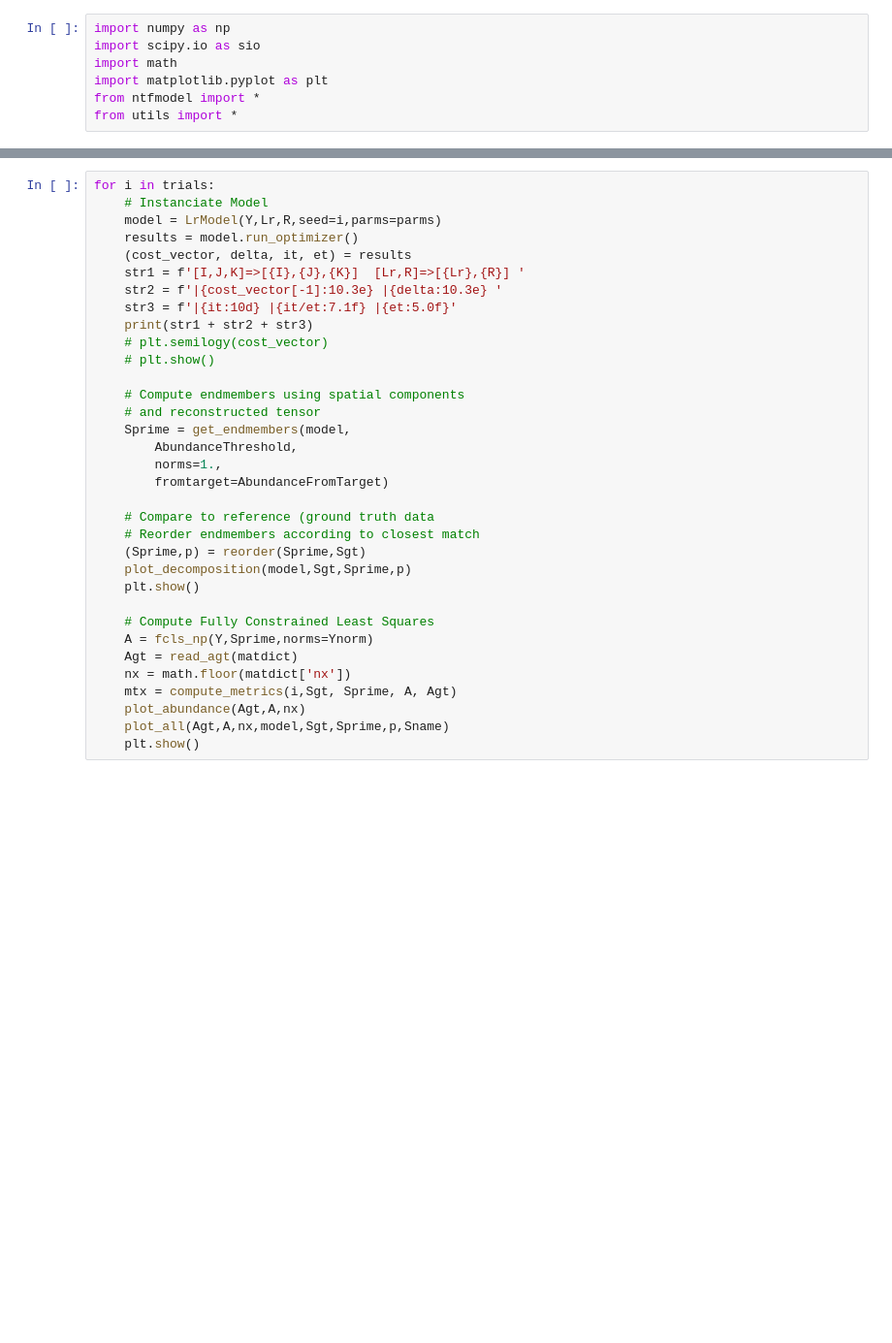
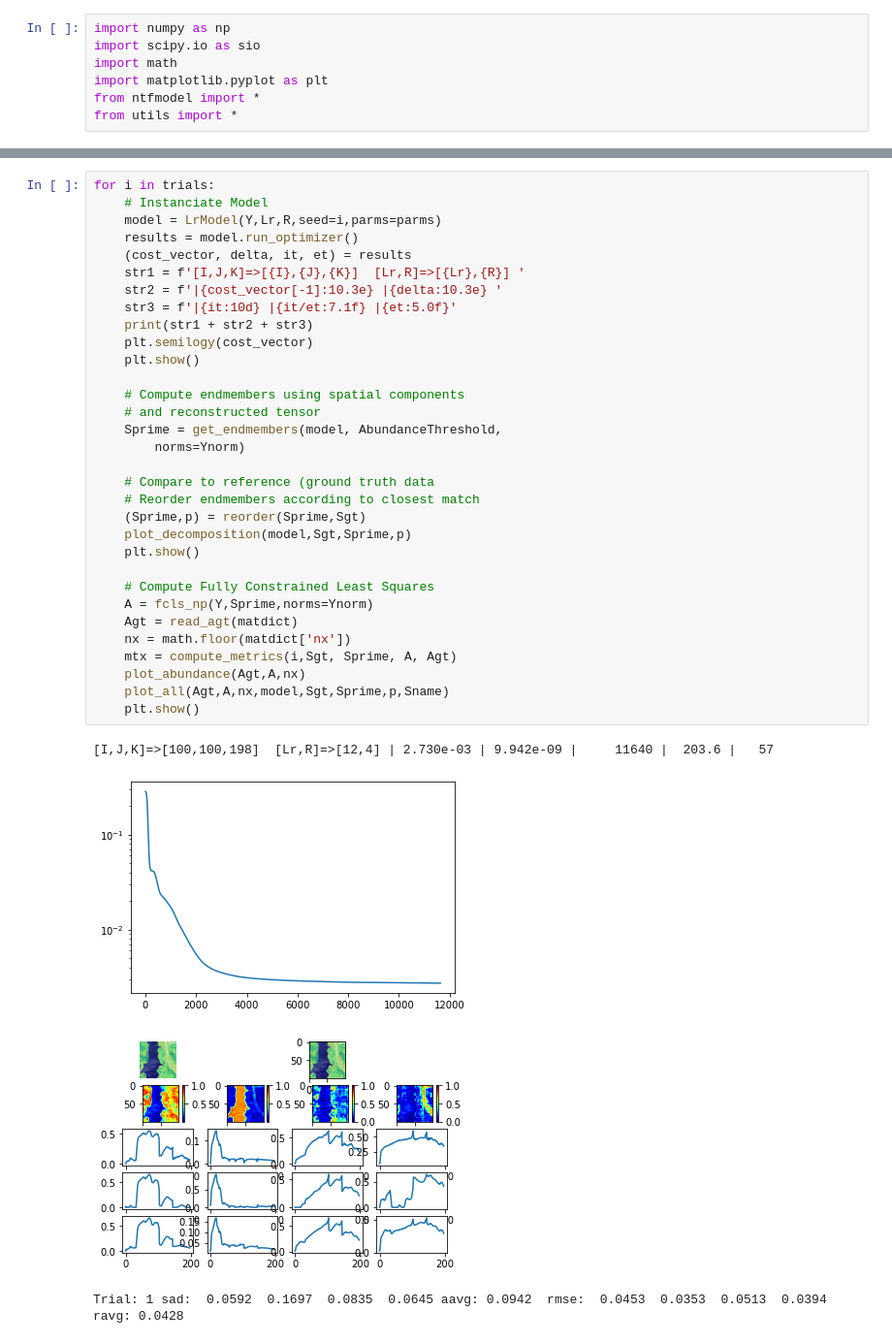
Before and after one commit to wilonavas/SLR-NTF, a Jupyter notebook: demo.ipynb, the cells around one changed output, grey strips where cells are left out. Shown at 97% size. Drawn from its saved outputs; the diff is of its cells as text; blank space fills up the shorter version.

```diff
--- a/demo.ipynb
+++ b/demo.ipynb
@@ -44,34 +55,37 @@ print(f'[I,J,K]=>[{I},{J},{K}]   [Lr,R]=>[{Lr},{R}]')
 # %%
 for i in trials:
     # Instanciate Model
     model = LrModel(Y,Lr,R,seed=i,parms=parms)
     results = model.run_optimizer()
     (cost_vector, delta, it, et) = results
     str1 = f'[I,J,K]=>[{I},{J},{K}]  [Lr,R]=>[{Lr},{R}] '
     str2 = f'|{cost_vector[-1]:10.3e} |{delta:10.3e} '
     str3 = f'|{it:10d} |{it/et:7.1f} |{et:5.0f}'
     print(str1 + str2 + str3)
-    # plt.semilogy(cost_vector)
-    # plt.show()
+    plt.semilogy(cost_vector)
+    plt.show()
 
     # Compute endmembers using spatial components
     # and reconstructed tensor
-    Sprime = get_endmembers(model,
-        AbundanceThreshold,
-        norms=1.,
-        fromtarget=AbundanceFromTarget)
+    Sprime = get_endmembers(model, AbundanceThreshold,
+        norms=Ynorm)
 
     # Compare to reference (ground truth data
     # Reorder endmembers according to closest match
     (Sprime,p) = reorder(Sprime,Sgt)
     plot_decomposition(model,Sgt,Sprime,p)
     plt.show()
 
     # Compute Fully Constrained Least Squares
     A = fcls_np(Y,Sprime,norms=Ynorm)
     Agt = read_agt(matdict)
     nx = math.floor(matdict['nx'])
     mtx = compute_metrics(i,Sgt, Sprime, A, Agt)
     plot_abundance(Agt,A,nx)
     plot_all(Agt,A,nx,model,Sgt,Sprime,p,Sname)
     plt.show()
+# %% [output]
+[I,J,K]=>[100,100,198]  [Lr,R]=>[12,4] | 2.730e-03 | 9.942e-09 |     11640 |  203.6 |   57
+[figure, added]
+[figure, added]
+Trial: 1 sad:  0.0592  0.1697  0.0835  0.0645 aavg: 0.0942  rmse:  0.0453  0.0353  0.0513  0.0394 ravg: 0.0428
```
Also changed, not shown: parts of 2 cells of this notebook.
